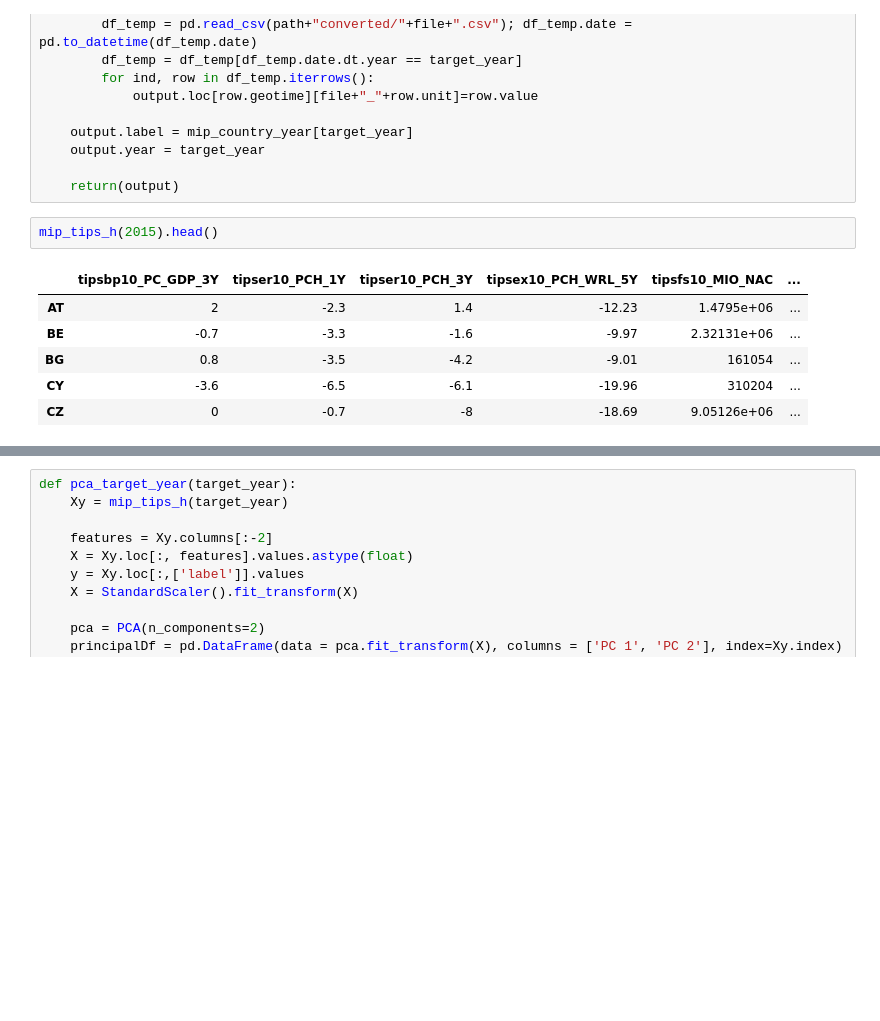
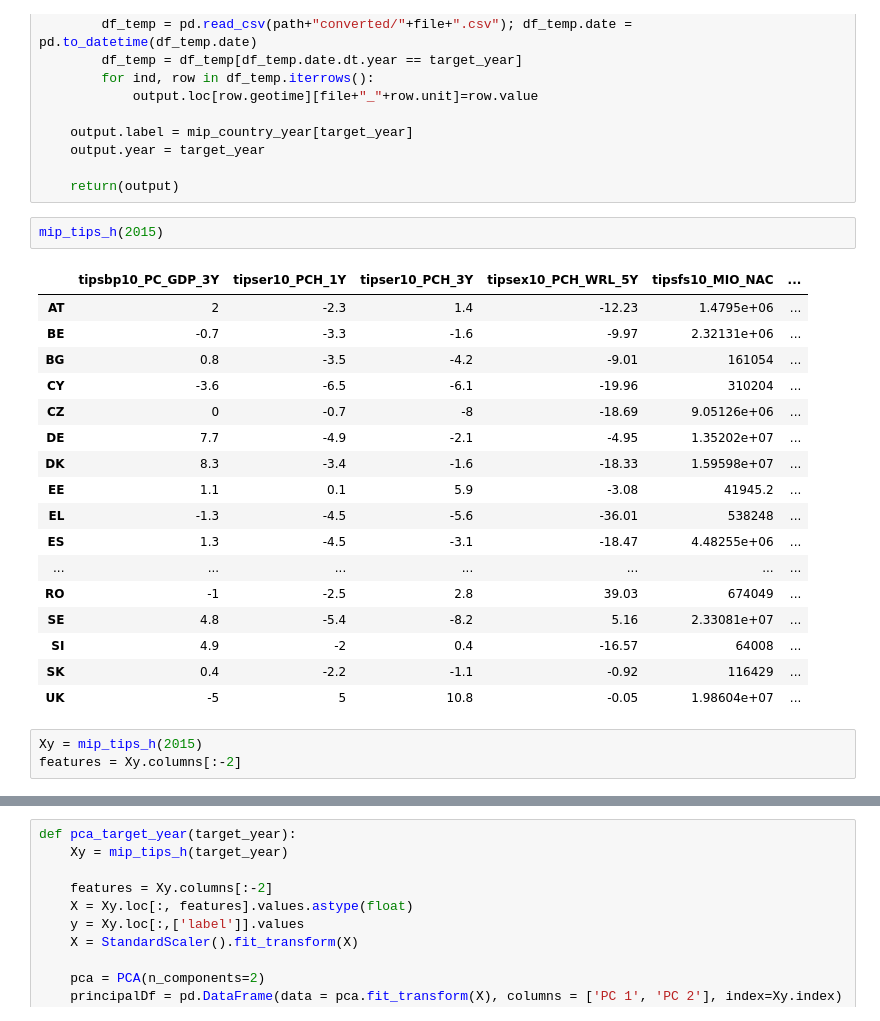
Before and after one commit to boturon/NovaSBE_Courses, a Jupyter notebook: 1104_seminar/netherlands/analysis.ipynb, the cells around one changed output, grey strips where cells are left out. Cells and saved outputs as stored; diff of their text form; blank space fills up the shorter version.

```diff
--- a/1104_seminar/netherlands/analysis.ipynb
+++ b/1104_seminar/netherlands/analysis.ipynb
@@ -154,11 +154,25 @@ def mip_tips_h(target_year):
 
     return(output)
 # %%
-mip_tips_h(2015).head()
+mip_tips_h(2015)
 # %% [output]
 |  | tipsbp10_PC_GDP_3Y | tipser10_PCH_1Y | tipser10_PCH_3Y | tipsex10_PCH_WRL_5Y | tipsfs10_MIO_NAC | ... |
 | AT | 2 | -2.3 | 1.4 | -12.23 | 1.4795e+06 | ... |
 | BE | -0.7 | -3.3 | -1.6 | -9.97 | 2.32131e+06 | ... |
 | BG | 0.8 | -3.5 | -4.2 | -9.01 | 161054 | ... |
 | CY | -3.6 | -6.5 | -6.1 | -19.96 | 310204 | ... |
 | CZ | 0 | -0.7 | -8 | -18.69 | 9.05126e+06 | ... |
+| DE | 7.7 | -4.9 | -2.1 | -4.95 | 1.35202e+07 | ... |
+| DK | 8.3 | -3.4 | -1.6 | -18.33 | 1.59598e+07 | ... |
+| EE | 1.1 | 0.1 | 5.9 | -3.08 | 41945.2 | ... |
+| EL | -1.3 | -4.5 | -5.6 | -36.01 | 538248 | ... |
+| ES | 1.3 | -4.5 | -3.1 | -18.47 | 4.48255e+06 | ... |
+| ... | ... | ... | ... | ... | ... | ... |
+| RO | -1 | -2.5 | 2.8 | 39.03 | 674049 | ... |
+| SE | 4.8 | -5.4 | -8.2 | 5.16 | 2.33081e+07 | ... |
+| SI | 4.9 | -2 | 0.4 | -16.57 | 64008 | ... |
+| SK | 0.4 | -2.2 | -1.1 | -0.92 | 116429 | ... |
+| UK | -5 | 5 | 10.8 | -0.05 | 1.98604e+07 | ... |
+# %%
+Xy = mip_tips_h(2015)
+features = Xy.columns[:-2]
```
Also changed, not shown: parts of 2 cells of this notebook, 3 other files.
